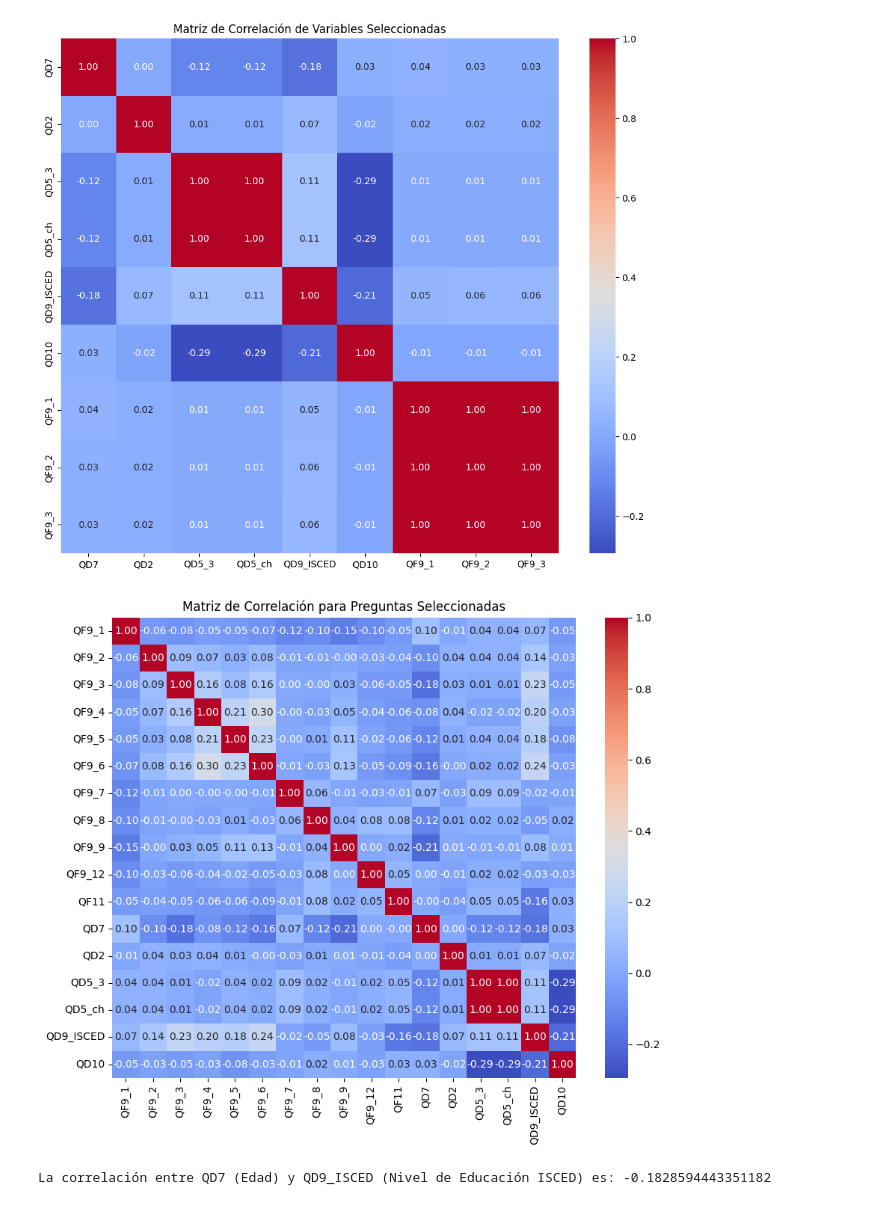
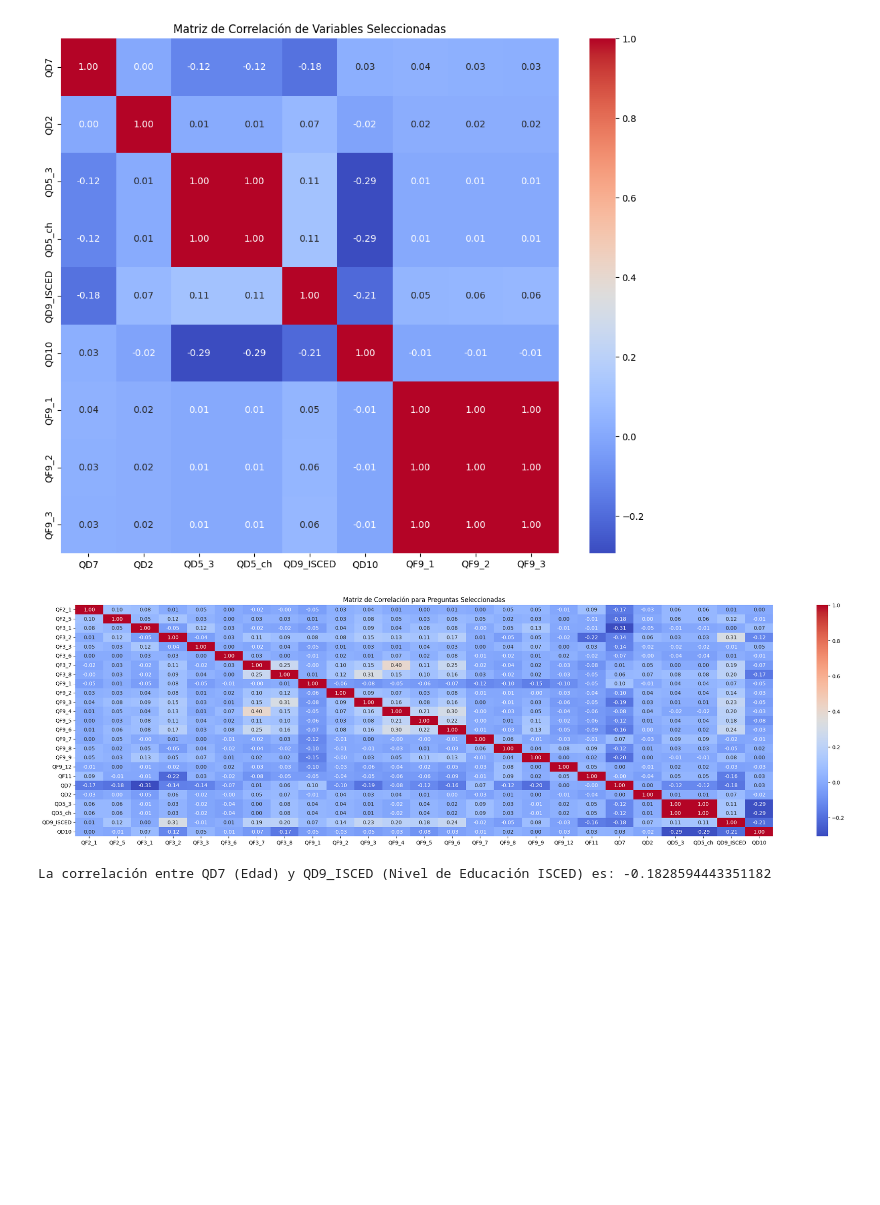
Before and after one commit to blackalle/TFM, a Jupyter notebook: tfm.ipynb, the cells around one changed output. Drawn from its saved outputs; the diff is of its cells as text; code cells hidden in the pictures; blank space fills up the shorter version.

```diff
--- a/tfm.ipynb
+++ b/tfm.ipynb
@@ -85,3 +85,11 @@ QD11_99      int64
 QD12         int64
 QD13        object
 Length: 193, dtype: object
+# %%
+# cambiar valores de columna QD13 para que sean mas cortos
+data_2021["QD13"] = data_2021["QD13"].replace({'Between 15000 and 47000 euro': '15000 - 47000 €',
+                                               'Below 15000 euro -bottom 25': 'Below 15000€',
+                                               'Above 47000 euro -top 25' : 'Above 47000 €',
+                                               'Missing because of interviewer or CAPI error': 'Interviewer or CAPI error'
+                                               })
+data_2021["QD13"].value_counts()
@@ -439,37 +456,33 @@ plt.show()
 # %%
 import pandas as pd
 import seaborn as sns
 import matplotlib.pyplot as plt
 
-binary_columns = [#'QF1',  'QF2_1',  'QF2_5', 'QF3_1',	'QF3_2', 'QF3_3', 'QF3_6',	'QF3_7', 'QF3_8',
+binary_columns = [  'QF2_1',  'QF2_5', 'QF3_1',	'QF3_2', 'QF3_3', 'QF3_6',	'QF3_7', 'QF3_8',
                   'QF9_1', 'QF9_2', 'QF9_3', 'QF9_4', 'QF9_5', 'QF9_6', 'QF9_7', 'QF9_8', 'QF9_9', 'QF9_12', 'QF11']
 continuous_columns = ['QD7',  'QD2', 'QD5_3', 'QD5_ch', 'QD9_ISCED', 'QD10']
 # Lista de preguntas de interés
-questions = ['QD7',  'QD2', 'QD5_3', 'QD5_ch', 'QD9_ISCED', 'QD10', # Ejemplo de una variable demográfica: edad
-    #'QF1',  'QF2_1',  'QF2_5', 'QF3_1',	'QF3_2', 'QF3_3', 'QF3_6',	'QF3_7', 'QF3_8',
-    'QF9_1', 'QF9_2', 'QF9_3', 'QF9_4', 'QF9_5', 'QF9_6', 'QF9_7', 'QF9_8', 'QF9_9', 'QF9_12', #Ejemplo de variables de comportamiento financiero
-    #'QK1', 'QK2',  'QK3',  # Ejemplo de preguntas de conocimiento financiero
-    ]
+
 
 # Filtrar las columnas binarias para incluir solo 0 y 1
 filtered_data = data_encoded_2021[binary_columns].apply(lambda x: x.isin([0, 1]))
 
 # Crea un DataFrame que incluya solo las filas válidas para las columnas binarias
 cleaned_binary_data = data_encoded_2021.loc[filtered_data.all(axis=1), binary_columns]
 
 # Combina los datos binarios filtrados con los datos continuos
 combined_data = pd.concat([cleaned_binary_data, data_encoded_2021[continuous_columns]], axis=1)
 
 # Calcula la matriz de correlación
 correlation_matrix = combined_data.corr()
 
 # Visualiza la matriz de correlación
-plt.figure(figsize=(10, 8))
+plt.figure(figsize=(30, 8))
 sns.heatmap(correlation_matrix, annot=True, cmap='coolwarm', fmt=".2f")
 plt.title('Matriz de Correlación para Preguntas Seleccionadas')
 plt.show()
 # %% [output]
-[figure, old version]
+[figure, new version]
 # %%
 import pandas as pd
 
```
Also changed, not shown: parts of 17 cells of this notebook.
